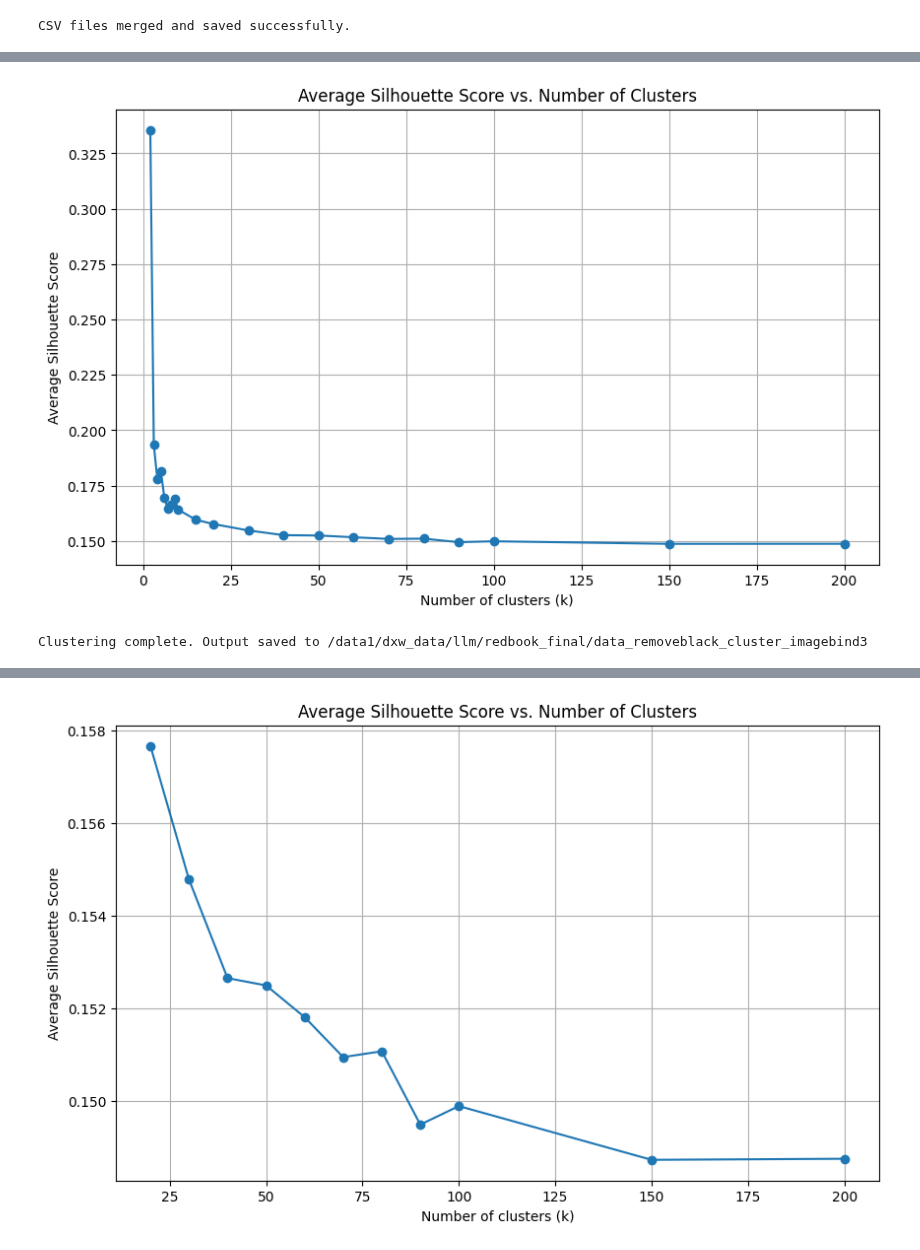
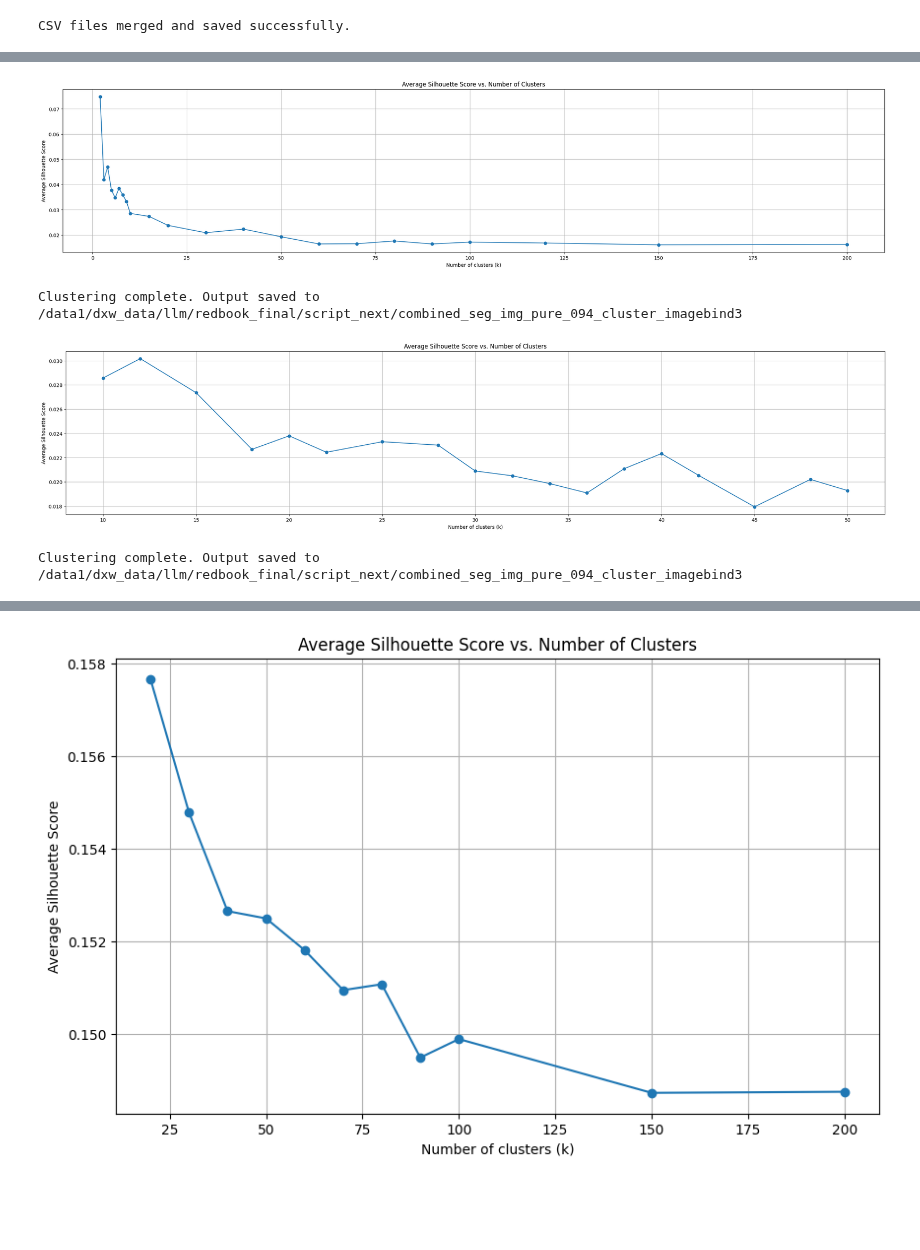
Before and after one commit to diandianyilin/fashion, a Jupyter notebook: model/data_final.ipynb, the cells around one changed output, grey strips where cells are left out. Cells and saved outputs as stored; diff of their text form; code cells hidden in the pictures; blank space fills up the shorter version.

Commit message:
new method

```diff
--- a/model/data_final.ipynb
+++ b/model/data_final.ipynb
@@ -623,8 +623,8 @@ import shutil
 from tqdm import tqdm
 
 # Paths
-input_folder = '/data1/dxw_data/llm/redbook_final/data_removeblack'
-output_folder = '/data1/dxw_data/llm/redbook_final/data_removeblack_cluster_imagebind3'
+input_folder = '/data1/dxw_data/llm/redbook_final/script_next/combined_seg_img_pure_094'
+output_folder = '/data1/dxw_data/llm/redbook_final/script_next/combined_seg_img_pure_094_cluster_imagebind3'
 os.makedirs(output_folder, exist_ok=True)
 
 # Device setup
@@ -668,40 +668,82 @@ all_embeddings = torch.cat(all_embeddings, dim=0)
 
 # Determine optimal number of clusters using Average Silhouette Method
 silhouette_scores = []
-k_values = [2, 3, 4, 5, 6, 7, 8, 9, 10, 15, 20, 30, 40, 50, 60, 70, 80, 90, 100, 150, 200]  # Discrete values for k
+k_values = [2, 3, 4, 5, 6, 7, 8, 9, 10, 15, 20, 30, 40, 50, 60, 70, 80, 90, 100, 120,150,200]  # Discrete values for k
 for k in k_values:
     kmeans = KMeans(n_clusters=k, random_state=0)
     labels = kmeans.fit_predict(all_embeddings.numpy())
     score = silhouette_score(all_embeddings.numpy(), labels)
     silhouette_scores.append(score)
 
 # Plot silhouette scores
-plt.figure(figsize=(10, 6))
+plt.figure(figsize=(30, 6))  # Increased width to three times the original
 plt.plot(k_values, silhouette_scores, marker='o')
 plt.xlabel('Number of clusters (k)')
 plt.ylabel('Average Silhouette Score')
 plt.title('Average Silhouette Score vs. Number of Clusters')
 plt.grid(True)
 plt.show()
 
 optimal_k = k_values[silhouette_scores.index(max(silhouette_scores))]
 
 # Perform clustering with optimal k
 kmeans = KMeans(n_clusters=optimal_k, random_state=0)
 labels = kmeans.fit_predict(all_embeddings.numpy())
 
 # Save clustered images to output folders
 for idx, label in tqdm(enumerate(labels), desc="Saving clustered images", total=len(labels)):
     label_folder = os.path.join(output_folder, str(label))
     os.makedirs(label_folder, exist_ok=True)
     shutil.copy(image_paths[idx], os.path.join(label_folder, os.path.basename(image_paths[idx])))
 
 # Save labels to JSON
 labels_json = {os.path.basename(image_paths[idx]): int(label) for idx, label in enumerate(labels)}
 with open(os.path.join(output_folder, 'labels.json'), 'w') as f:
     json.dump(labels_json, f)
 
 print(f'Clustering complete. Output saved to {output_folder}')
 # %% [output]
-[figure, old version]
+[figure, new version]
-Clustering complete. Output saved to /data1/dxw_data/llm/redbook_final/data_removeblack_cluster_imagebind3
+Clustering complete. Output saved to /data1/dxw_data/llm/redbook_final/script_next/combined_seg_img_pure_094_cluster_imagebind3
+# %%
+
+
+# Determine optimal number of clusters using Average Silhouette Method
+silhouette_scores = []
+k_values = [10,12,15,18,20,22,25,28,30,32,34,36,38,40,42,45,48,50]  # Discrete values for k
+for k in k_values:
+    kmeans = KMeans(n_clusters=k, random_state=0)
+    labels = kmeans.fit_predict(all_embeddings.numpy())
+    score = silhouette_score(all_embeddings.numpy(), labels)
+    silhouette_scores.append(score)
+
+# Plot silhouette scores
+plt.figure(figsize=(30, 6))  # Increased width to three times the original
+plt.plot(k_values, silhouette_scores, marker='o')
+plt.xlabel('Number of clusters (k)')
+plt.ylabel('Average Silhouette Score')
+plt.title('Average Silhouette Score vs. Number of Clusters')
+plt.grid(True)
+plt.show()
+
+optimal_k = k_values[silhouette_scores.index(max(silhouette_scores))]
+
+# Perform clustering with optimal k
+kmeans = KMeans(n_clusters=optimal_k, random_state=0)
+labels = kmeans.fit_predict(all_embeddings.numpy())
+
+# Save clustered images to output folders
+for idx, label in tqdm(enumerate(labels), desc="Saving clustered images", total=len(labels)):
+    label_folder = os.path.join(output_folder, str(label))
+    os.makedirs(label_folder, exist_ok=True)
+    shutil.copy(image_paths[idx], os.path.join(label_folder, os.path.basename(image_paths[idx])))
+
+# Save labels to JSON
+labels_json = {os.path.basename(image_paths[idx]): int(label) for idx, label in enumerate(labels)}
+with open(os.path.join(output_folder, 'labels.json'), 'w') as f:
+    json.dump(labels_json, f)
+
+print(f'Clustering complete. Output saved to {output_folder}')
+# %% [output]
+[figure, added]
+Clustering complete. Output saved to /data1/dxw_data/llm/redbook_final/script_next/combined_seg_img_pure_094_cluster_imagebind3
```
Also changed, not shown: parts of 3 cells of this notebook, 31 other files.
